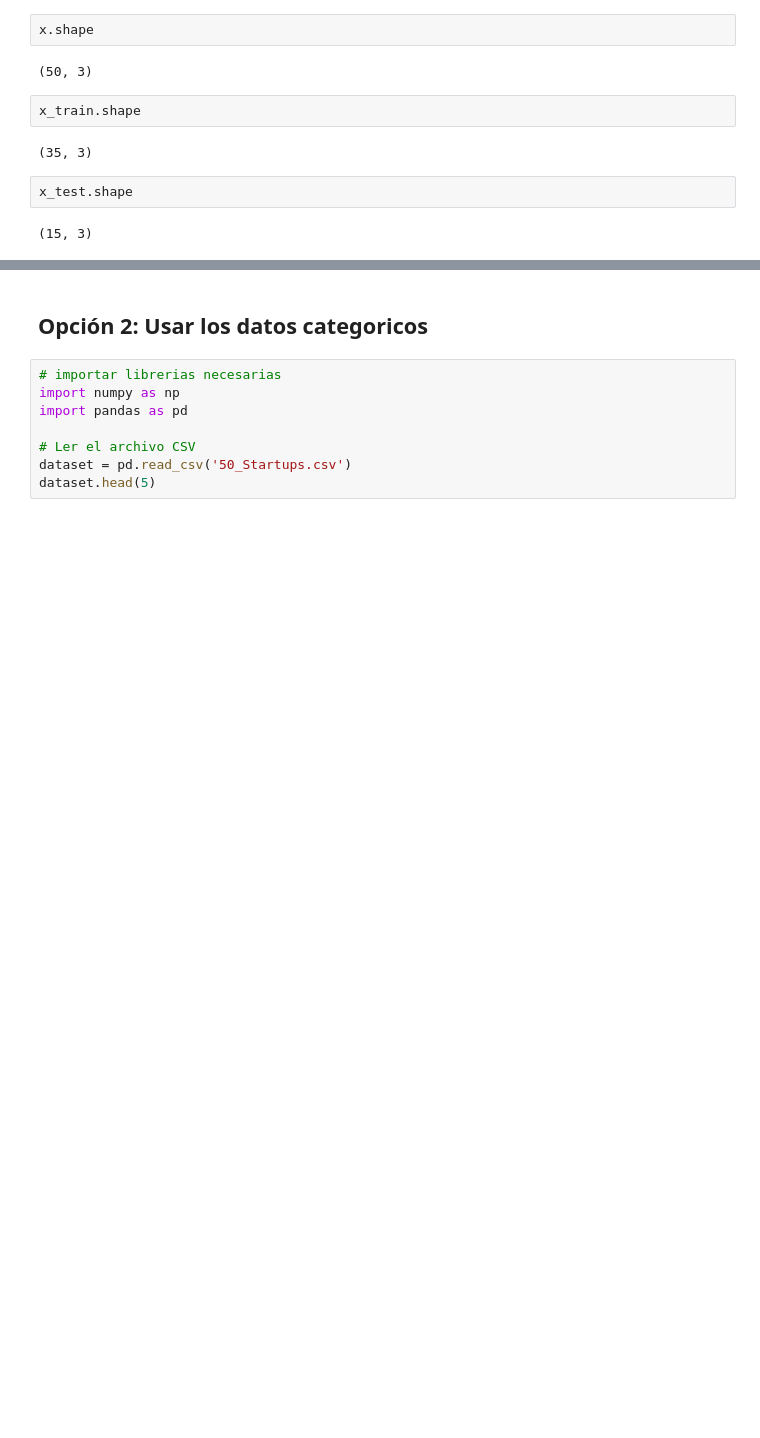
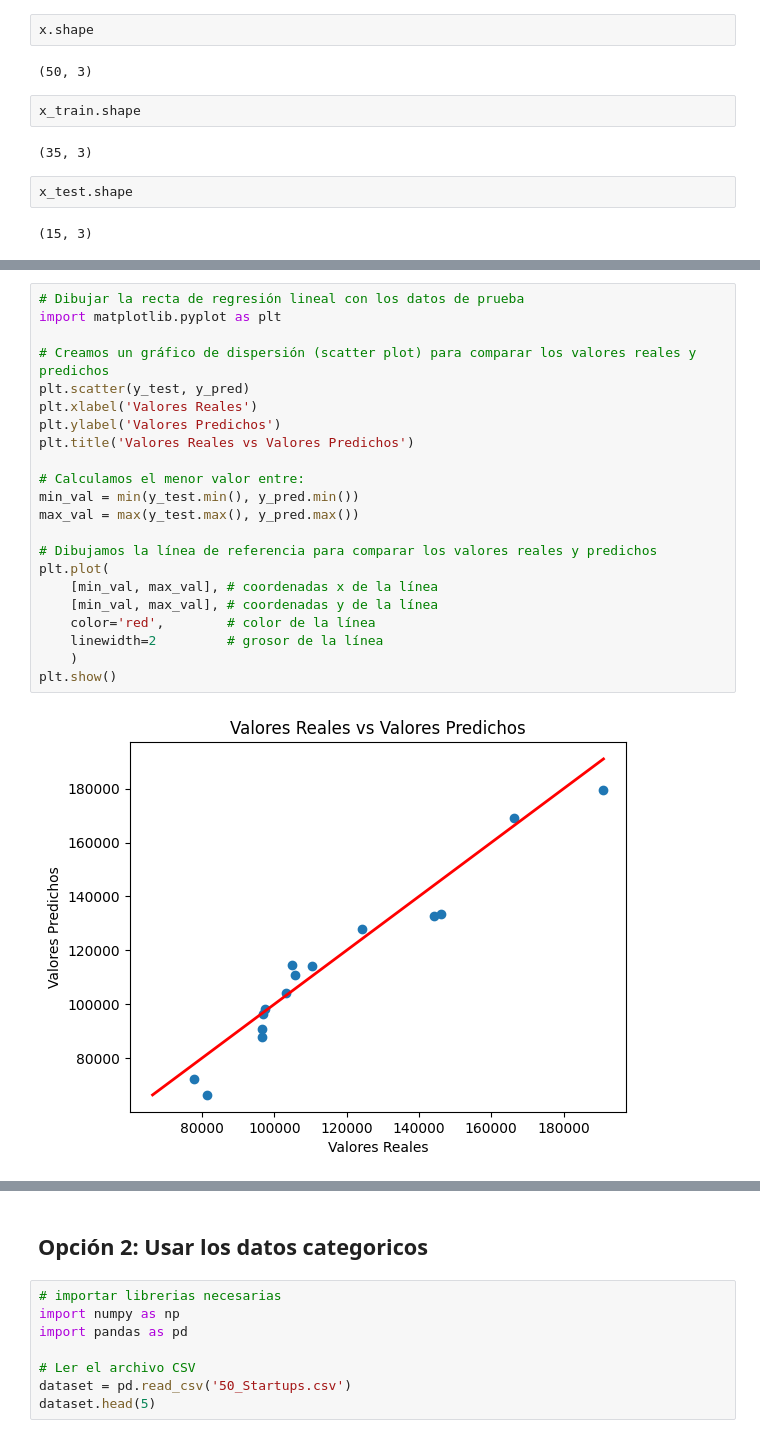
Before and after one commit to mauriciocardona-oss/udecolombia_electiva, a Jupyter notebook: Unidad 2/RLM/ejercicio_startups.ipynb, the cells around one changed output, grey strips where cells are left out. Drawn from its saved outputs; the diff is of its cells as text; blank space fills up the shorter version.

```diff
--- a/Unidad 2/RLM/ejercicio_startups.ipynb
+++ b/Unidad 2/RLM/ejercicio_startups.ipynb
@@ -84,0 +99,24 @@ pd.DataFrame({'Actual': y_test, 'Predicted': y_pred})
+# %%
+# Dibujar la recta de regresión lineal con los datos de prueba
+import matplotlib.pyplot as plt
+
+# Creamos un gráfico de dispersión (scatter plot) para comparar los valores reales y predichos
+plt.scatter(y_test, y_pred)
+plt.xlabel('Valores Reales')
+plt.ylabel('Valores Predichos')
+plt.title('Valores Reales vs Valores Predichos')
+
+# Calculamos el menor valor entre:
+min_val = min(y_test.min(), y_pred.min())
+max_val = max(y_test.max(), y_pred.max())
+
+# Dibujamos la línea de referencia para comparar los valores reales y predichos
+plt.plot(
+    [min_val, max_val], # coordenadas x de la línea
+    [min_val, max_val], # coordenadas y de la línea
+    color='red',        # color de la línea
+    linewidth=2         # grosor de la línea
+    )
+plt.show()
+# %% [output]
+[figure, added]
```
Also changed, not shown: parts of 16 cells of this notebook, 5 other files.
